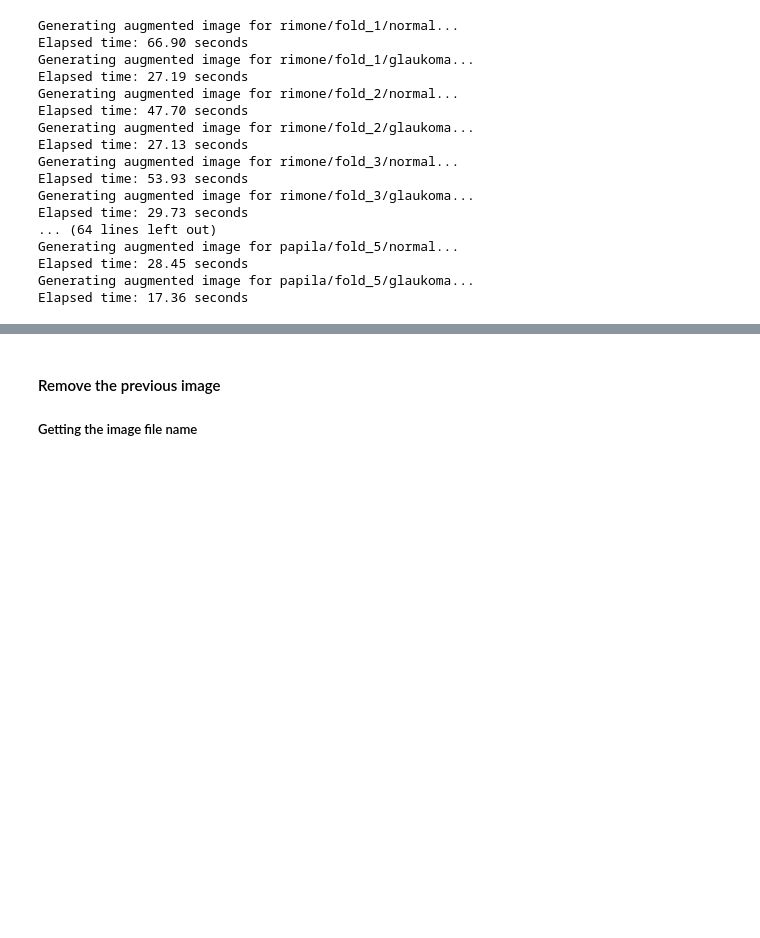
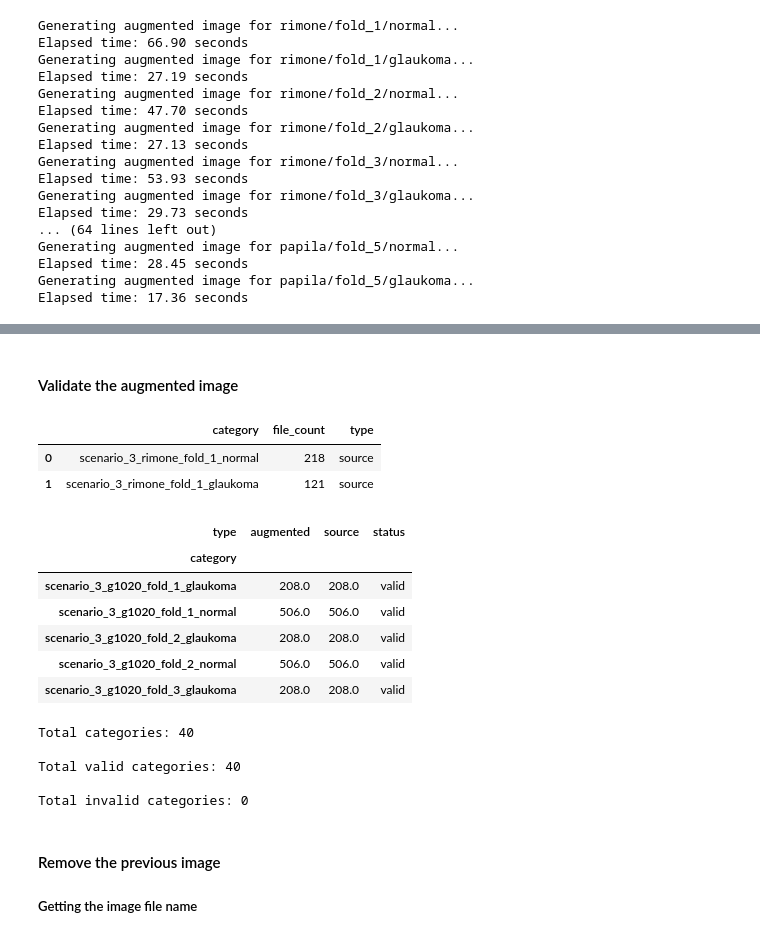
Before and after one commit to Bugi-Sulistiyo/Comparing-EfficientNet-and-MobileNet-on-Glaucoma-Detection, a Jupyter notebook: main/scripts/b. preprocessing/augmentation.ipynb, the cells around one changed output, grey strips where cells are left out. Saved outputs shown, nothing was run; the diff lists cells and outputs as text; code cells hidden in the pictures; blank space fills up the shorter version.

Commit message:
completed the refined scenario 3

```diff
--- a/main/scripts/b. preprocessing/augmentation.ipynb
+++ b/main/scripts/b. preprocessing/augmentation.ipynb
@@ -447,3 +462,69 @@ KeyError: 'rimone_fold_1_normal'
+# %% [markdown]
+#### Validate the augmented image
+# %%
+s3_src_fname = {}
+s3_aug_fname = {}
+
+for key, value in path_dataset_src.items():
+    if key.split('_')[1] == '3':
+        for label in labels_name:
+            s3_src_fname[key + '_'
+                        + label] = [file for file in os.listdir(os.path.join(value,label))]
+del key, value, label
+
+for key, value in path_dataset_aug.items():
+    if key.split('_')[1] == '3':
+        s3_aug_fname[key] = [file for file in os.listdir(value)]
+del key, value
+# %%
+s3_df_result = pd.concat([pd.DataFrame({
+                                'category': s3_src_fname.keys(),
+                                'file_count': [len(value) for value in s3_src_fname.values()],
+                                'type': 'source'
+                            }),
+                            pd.DataFrame({
+                                'category': s3_aug_fname.keys(),
+                                'file_count': [len(value) for value in s3_aug_fname.values()],
+                                'type': 'augmented'
+                            })])
+s3_df_result.head(2)
+# %% [output]
+|  | category | file_count | type |
+| 0 | scenario_3_rimone_fold_1_normal | 218 | source |
+| 1 | scenario_3_rimone_fold_1_glaukoma | 121 | source |
+# %%
+s3_df_validate = pd.DataFrame(s3_df_result.groupby(['category', 'type']).file_count.sum())
+
+s3_df_validate.sort_values(by='category', inplace=True)
+s3_df_validate = s3_df_validate.pivot_table(index='category',
+                                            columns='type',
+                                            values='file_count')
+
+s3_df_validate.loc[s3_df_validate.augmented == s3_df_validate.source,
+                    'status'] = 'valid'
+s3_df_validate.loc[s3_df_validate.augmented != s3_df_validate.source,
+                    'status'] = 'invalid'
+
+s3_df_validate.head(5)
+# %% [output]
+| type | augmented | source | status |
+| category |  |  |  |
+| scenario_3_g1020_fold_1_glaukoma | 208.0 | 208.0 | valid |
+| scenario_3_g1020_fold_1_normal | 506.0 | 506.0 | valid |
+| scenario_3_g1020_fold_2_glaukoma | 208.0 | 208.0 | valid |
+| scenario_3_g1020_fold_2_normal | 506.0 | 506.0 | valid |
+| scenario_3_g1020_fold_3_glaukoma | 208.0 | 208.0 | valid |
+# %%
+print(f'Total categories: {len(s3_df_validate)}',
+    f'\nTotal valid categories: {len(s3_df_validate[s3_df_validate.status == "valid"])}',
+    f'\nTotal invalid categories: {len(s3_df_validate[s3_df_validate.status == "invalid"])}',
+    sep='\n')
+# %% [output]
+Total categories: 40
+
+Total valid categories: 40
+
+Total invalid categories: 0
 # %% [markdown]
 #### Remove the previous image
 ##### Getting the image file name
```
Also changed, not shown: parts of 5 cells of this notebook.
